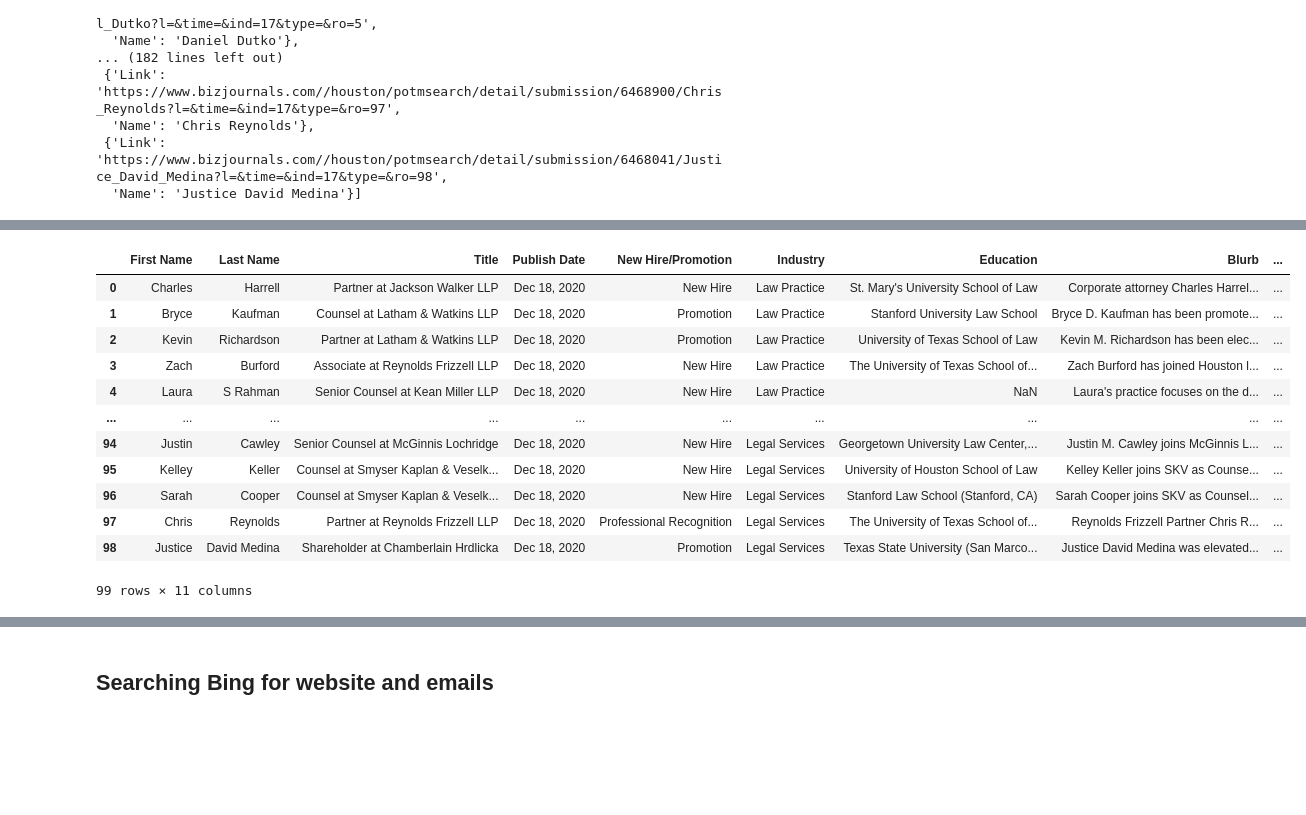
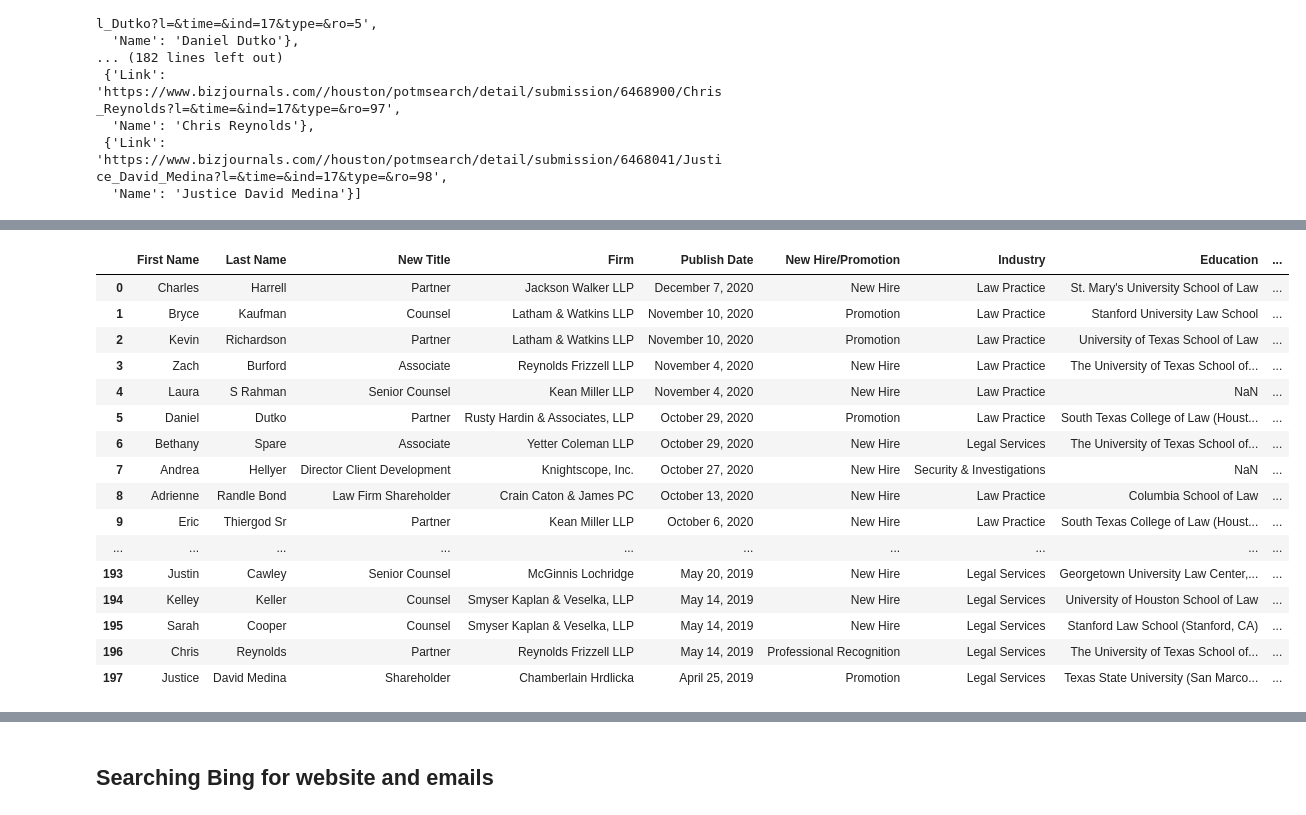
Before and after one commit to KPH3802/BizJournal_Scrape, a Jupyter notebook: Retesting_Code.ipynb, the cells around one changed output, grey strips where cells are left out. Drawn from its saved outputs; the diff is of its cells as text; code cells hidden in the pictures; blank space fills up the shorter version.

Commit message:
Tuesday night emailing Kelly

```diff
--- a/Retesting_Code.ipynb
+++ b/Retesting_Code.ipynb
@@ -98,14 +98,14 @@ pprint(dict_list)
  {'Link': 'https://www.bizjournals.com//houston/potmsearch/detail/submission/6468041/Justice_David_Medina?l=&time=&ind=17&type=&ro=98',
   'Name': 'Justice David Medina'}]
 # %%
-# browser.visit("https://www.bizjournals.com/houston/potmsearch/detail/submission/6488386/Charles_M_Rosson?time=most_recent&ind=86&type=all&id=&ro=1")
-# html = browser.html
-# soup = BeautifulSoup(html, 'html.parser')
-# date_info= soup.find_all('span', class_='meta-item')
-# type_info= soup.find_all('a', class_='meta-item')
-# info_list = soup.find_all('p', class_ = 'cXenseParse')
-# education = soup.find_all("span", class_ = "cXenseParse")
+browser.visit("https://www.bizjournals.com/houston/potmsearch/detail/submission/6488386/Charles_M_Rosson?time=most_recent&ind=86&type=all&id=&ro=1")
+html = browser.html
+soup = BeautifulSoup(html, 'html.parser')
+date_info= soup.find_all('span', class_='meta-item')
+type_info= soup.find_all('a', class_='meta-item')
+info_list = soup.find_all('p', class_ = 'cXenseParse')
+education = soup.find_all("span", class_ = "cXenseParse")
 # print(education[0].text)
-# # print(type_info[0].text)
-# # print(type_info[1].text)
-# # print(date_info[0].text)
+# print(type_info[0].text)
+# print(type_info[1].text)
+print(date_info[4].text)
@@ -124,7 +126,7 @@ for i in dict_list:
                 try:
                     i["Title"] = info_list[0].text
                     i["Blurb"] = info_list[1].text
-                    i["Publish Date"] = date_info[0].text
+                    i["Publish Date"] = date_info[4].text
                     i["New Hire/Promotion"] = type_info[0].text
                     i["Industry"] = type_info[1].text
                     i["Education"] = education[0].text
@@ -308,4 +310,15 @@ FL["Blurb"] = FL["Blurb"].replace('\n\n',' ', regex=True)
 FL["Industry"] = FL["Industry"].str.strip()
 FL["Education"] = FL["Education"].str.strip('EDUCATION:  ')
 FL["Education"] = FL["Education"].str.strip()
-FL.head()
+# Split the Name column into First and Last
+new = FL["Name"].str.split(" ", n = 1, expand = True)
+# making separate first name column from new data frame
+FL["First Name"]= new[0]
+# making separate last name column from new data frame
+FL["Last Name"]= new[1]
+# Split the Title column into New Title and Firm
+spltTitle = FL["Title"].str.split(" at ", n = 1, expand = True)
+# making separate first name column from new data frame
+FL["New Title"]= spltTitle[0]
+# making separate last name column from new data frame
+FL["Firm"]= spltTitle[1]
@@ -336,2 +345,2 @@ FL.head()
 # %%
-FL_names = FL.drop(columns =["Name"])
+FL = FL.drop(columns =["Name"])
@@ -347,19 +347,24 @@ FL_names.head()
 # %%
-FL_names = FL_names[["First Name", "Last Name", "Title", "Publish Date", "New Hire/Promotion","Industry", "Education", "Blurb", "Link", "Bing Search Link", "Bing Emails"]]
-FL_names
+#Reorder columns
+FL = FL[["First Name", "Last Name", "New Title", "Firm", "Publish Date", "New Hire/Promotion","Industry", "Education", "Blurb", "Link", "Bing Search Link", "Bing Emails"]]
+FL
 # %% [output]
-|  | First Name | Last Name | Title | Publish Date | New Hire/Promotion | Industry | Education | Blurb | ... |
-| 0 | Charles | Harrell | Partner at Jackson Walker LLP | Dec 18, 2020 | New Hire | Law Practice | St. Mary's University School of Law | Corporate attorney Charles Harrel... | ... |
-| 1 | Bryce | Kaufman | Counsel at Latham & Watkins LLP | Dec 18, 2020 | Promotion | Law Practice | Stanford University Law School | Bryce D. Kaufman has been promote... | ... |
-| 2 | Kevin | Richardson | Partner at Latham & Watkins LLP | Dec 18, 2020 | Promotion | Law Practice | University of Texas School of Law | Kevin M. Richardson has been elec... | ... |
-| 3 | Zach | Burford | Associate at Reynolds Frizzell LLP | Dec 18, 2020 | New Hire | Law Practice | The University of Texas School of... | Zach Burford has joined Houston l... | ... |
-| 4 | Laura | S Rahman | Senior Counsel at Kean Miller LLP | Dec 18, 2020 | New Hire | Law Practice | NaN | Laura's practice focuses on the d... | ... |
+|  | First Name | Last Name | New Title | Firm | Publish Date | New Hire/Promotion | Industry | Education | ... |
+| 0 | Charles | Harrell | Partner | Jackson Walker LLP | December 7, 2020 | New Hire | Law Practice | St. Mary's University School of Law | ... |
+| 1 | Bryce | Kaufman | Counsel | Latham & Watkins LLP | November 10, 2020 | Promotion | Law Practice | Stanford University Law School | ... |
+| 2 | Kevin | Richardson | Partner | Latham & Watkins LLP | November 10, 2020 | Promotion | Law Practice | University of Texas School of Law | ... |
+| 3 | Zach | Burford | Associate | Reynolds Frizzell LLP | November 4, 2020 | New Hire | Law Practice | The University of Texas School of... | ... |
+| 4 | Laura | S Rahman | Senior Counsel | Kean Miller LLP | November 4, 2020 | New Hire | Law Practice | NaN | ... |
+| 5 | Daniel | Dutko | Partner | Rusty Hardin & Associates, LLP | October 29, 2020 | Promotion | Law Practice | South Texas College of Law (Houst... | ... |
+| 6 | Bethany | Spare | Associate | Yetter Coleman LLP | October 29, 2020 | New Hire | Legal Services | The University of Texas School of... | ... |
+| 7 | Andrea | Hellyer | Director Client Development | Knightscope, Inc. | October 27, 2020 | New Hire | Security & Investigations | NaN | ... |
+| 8 | Adrienne | Randle Bond | Law Firm Shareholder | Crain Caton & James PC | October 13, 2020 | New Hire | Law Practice | Columbia School of Law | ... |
+| 9 | Eric | Thiergod Sr | Partner | Kean Miller LLP | October 6, 2020 | New Hire | Law Practice | South Texas College of Law (Houst... | ... |
 | ... | ... | ... | ... | ... | ... | ... | ... | ... | ... |
-| 94 | Justin | Cawley | Senior Counsel at McGinnis Lochridge | Dec 18, 2020 | New Hire | Legal Services | Georgetown University Law Center,... | Justin M. Cawley joins McGinnis L... | ... |
-| 95 | Kelley | Keller | Counsel at Smyser Kaplan & Veselk... | Dec 18, 2020 | New Hire | Legal Services | University of Houston School of Law | Kelley Keller joins SKV as Counse... | ... |
-| 96 | Sarah | Cooper | Counsel at Smyser Kaplan & Veselk... | Dec 18, 2020 | New Hire | Legal Services | Stanford Law School (Stanford, CA) | Sarah Cooper joins SKV as Counsel... | ... |
-| 97 | Chris | Reynolds | Partner at Reynolds Frizzell LLP | Dec 18, 2020 | Professional Recognition | Legal Services | The University of Texas School of... | Reynolds Frizzell Partner Chris R... | ... |
-| 98 | Justice | David Medina | Shareholder at Chamberlain Hrdlicka | Dec 18, 2020 | Promotion | Legal Services | Texas State University (San Marco... | Justice David Medina was elevated... | ... |
+| 193 | Justin | Cawley | Senior Counsel | McGinnis Lochridge | May 20, 2019 | New Hire | Legal Services | Georgetown University Law Center,... | ... |
+| 194 | Kelley | Keller | Counsel | Smyser Kaplan & Veselka, LLP | May 14, 2019 | New Hire | Legal Services | University of Houston School of Law | ... |
+| 195 | Sarah | Cooper | Counsel | Smyser Kaplan & Veselka, LLP | May 14, 2019 | New Hire | Legal Services | Stanford Law School (Stanford, CA) | ... |
+| 196 | Chris | Reynolds | Partner | Reynolds Frizzell LLP | May 14, 2019 | Professional Recognition | Legal Services | The University of Texas School of... | ... |
+| 197 | Justice | David Medina | Shareholder | Chamberlain Hrdlicka | April 25, 2019 | Promotion | Legal Services | Texas State University (San Marco... | ... |
-99 rows × 11 columns
 # %%
 pd.set_option('display.max_rows', None)
```
Also changed, not shown: parts of 24 cells of this notebook.
